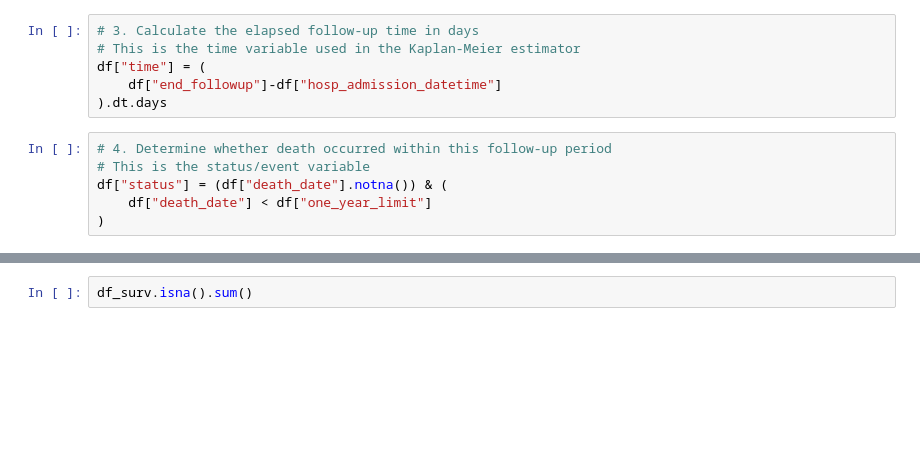
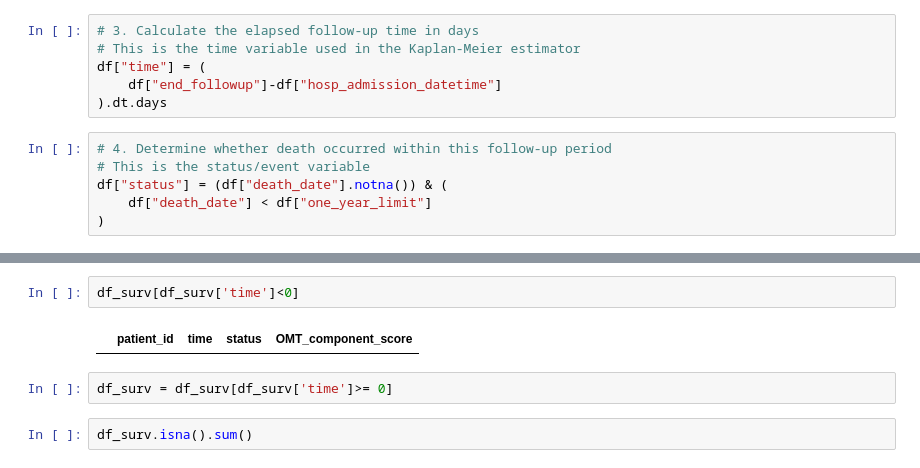
Before and after one commit to Arefeasd/server_patient_cohort, a Jupyter notebook: survival_analysis/km_OMT.ipynb, the cells around one changed output, grey strips where cells are left out. Cells and saved outputs as stored; diff of their text form; blank space fills up the shorter version.

```diff
--- a/survival_analysis/km_OMT.ipynb
+++ b/survival_analysis/km_OMT.ipynb
@@ -111,3 +81,9 @@ df_surv.head()
+# %%
+df_surv[df_surv['time']<0]
+# %% [output]
+|  | patient_id | time | status | OMT_component_score |
+# %%
+df_surv = df_surv[df_surv['time']>= 0]
 # %%
 df_surv.isna().sum()
 # %% [output]
```
Also changed, not shown: parts of 11 cells of this notebook, 1 other file.
